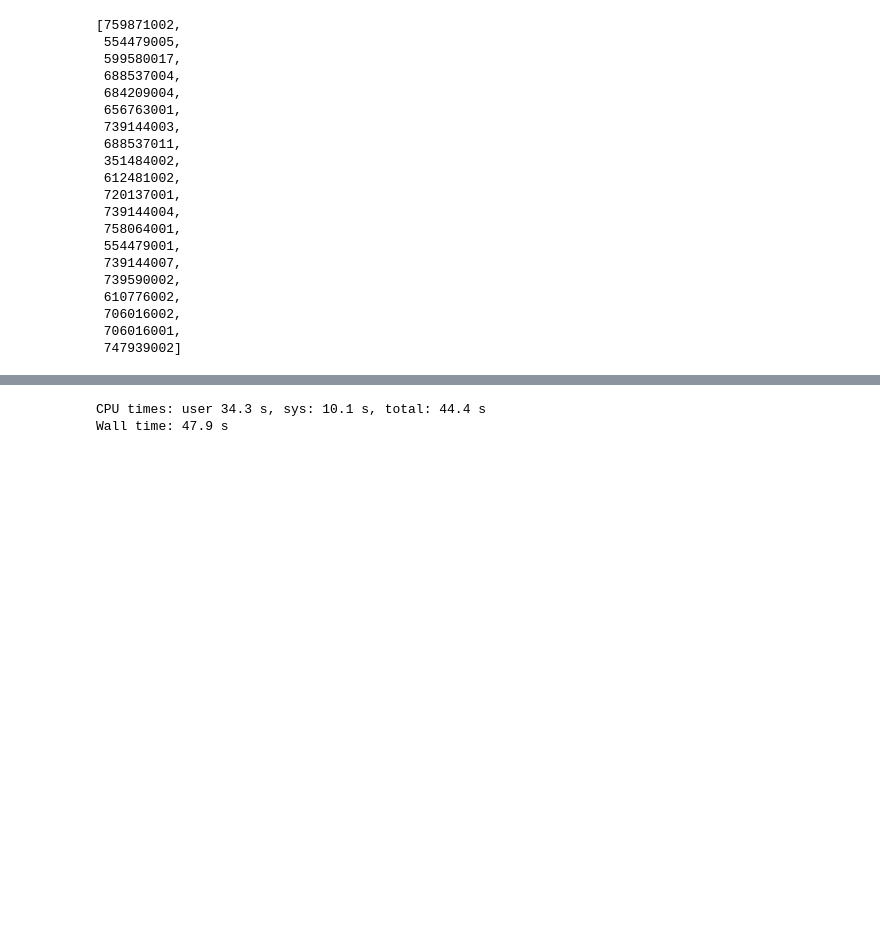
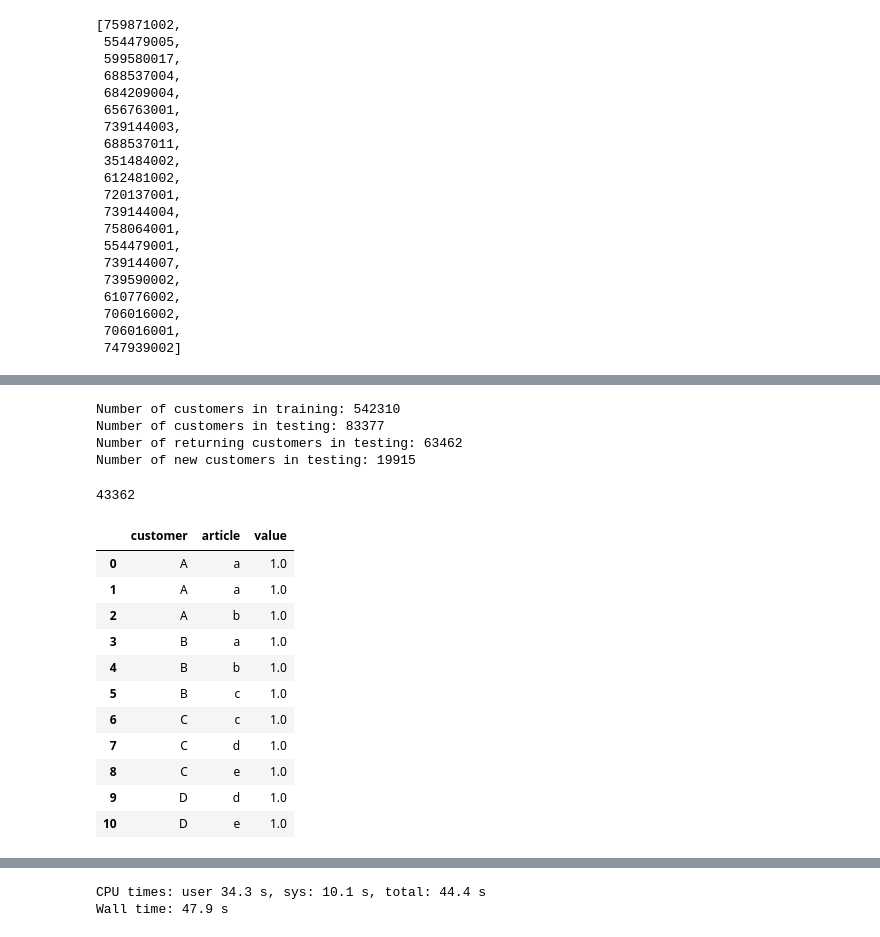
Before and after one commit to alexkychen/HMproduct, a Jupyter notebook: notebook/1. Exploratory Data Analysis.ipynb, the cells around one changed output, grey strips where cells are left out. Drawn from its saved outputs; the diff is of its cells as text; code cells hidden in the pictures; blank space fills up the shorter version.

```diff
--- a/notebook/1. Exploratory Data Analysis.ipynb
+++ b/notebook/1. Exploratory Data Analysis.ipynb
@@ -105,0 +149,35 @@ top20_article_id
+# %%
+print("Number of customers in training:", no_customer_train)
+print("Number of customers in testing:", no_customer_test)
+print("Number of returning customers in testing:", len(common_customers))
+print("Number of new customers in testing:", no_customer_test - len(common_customers))
+# %% [output]
+Number of customers in training: 542310
+Number of customers in testing: 83377
+Number of returning customers in testing: 63462
+Number of new customers in testing: 19915
+# %%
+#Number of unique articles in training
+no_article_train = train_raw.article_id.nunique()
+no_article_train
+# %% [output]
+43362
+# %%
+#create user-article matrix of training data
+df_t = pd.DataFrame({"customer":["A","A","A","B","B","B","C","C","C","D","D"],
+                     "article":["a","a","b","a","b","c","c","d","e","d","e"],
+                     "value":np.ones(11)})
+df_t
+# %% [output]
+|  | customer | article | value |
+| 0 | A | a | 1.0 |
+| 1 | A | a | 1.0 |
+| 2 | A | b | 1.0 |
+| 3 | B | a | 1.0 |
+| 4 | B | b | 1.0 |
+| 5 | B | c | 1.0 |
+| 6 | C | c | 1.0 |
+| 7 | C | d | 1.0 |
+| 8 | C | e | 1.0 |
+| 9 | D | d | 1.0 |
+| 10 | D | e | 1.0 |
```
Also changed, not shown: parts of 14 cells of this notebook, 1 other file.
